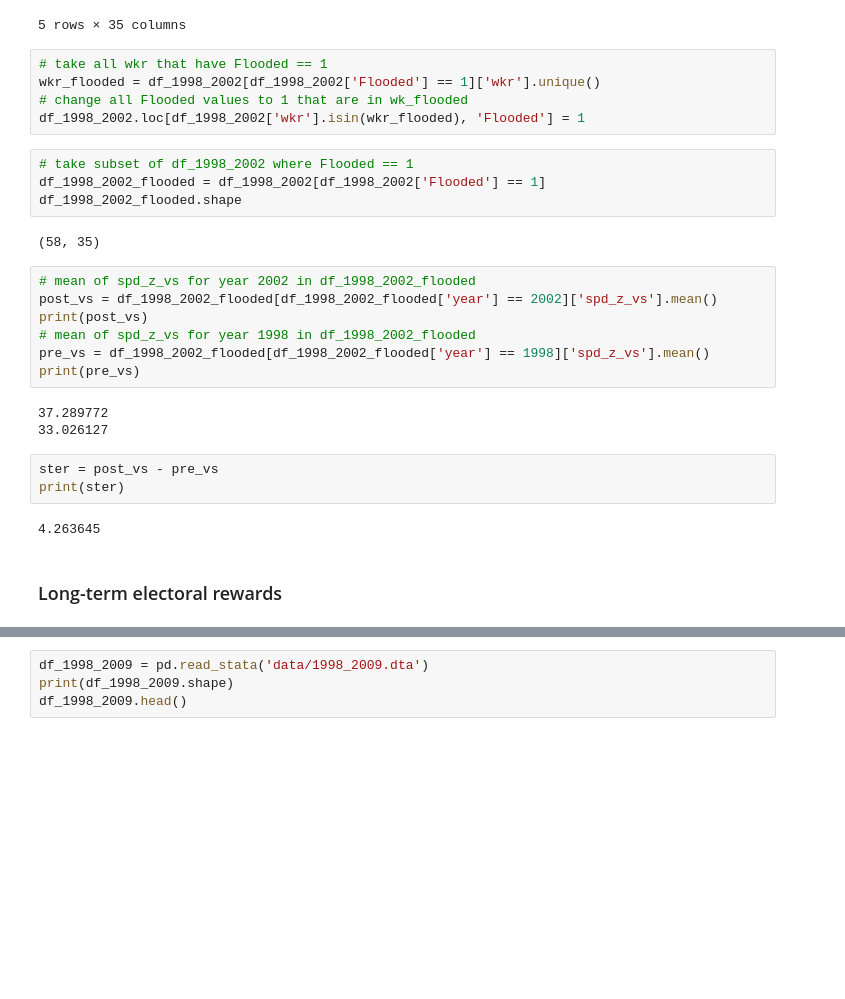
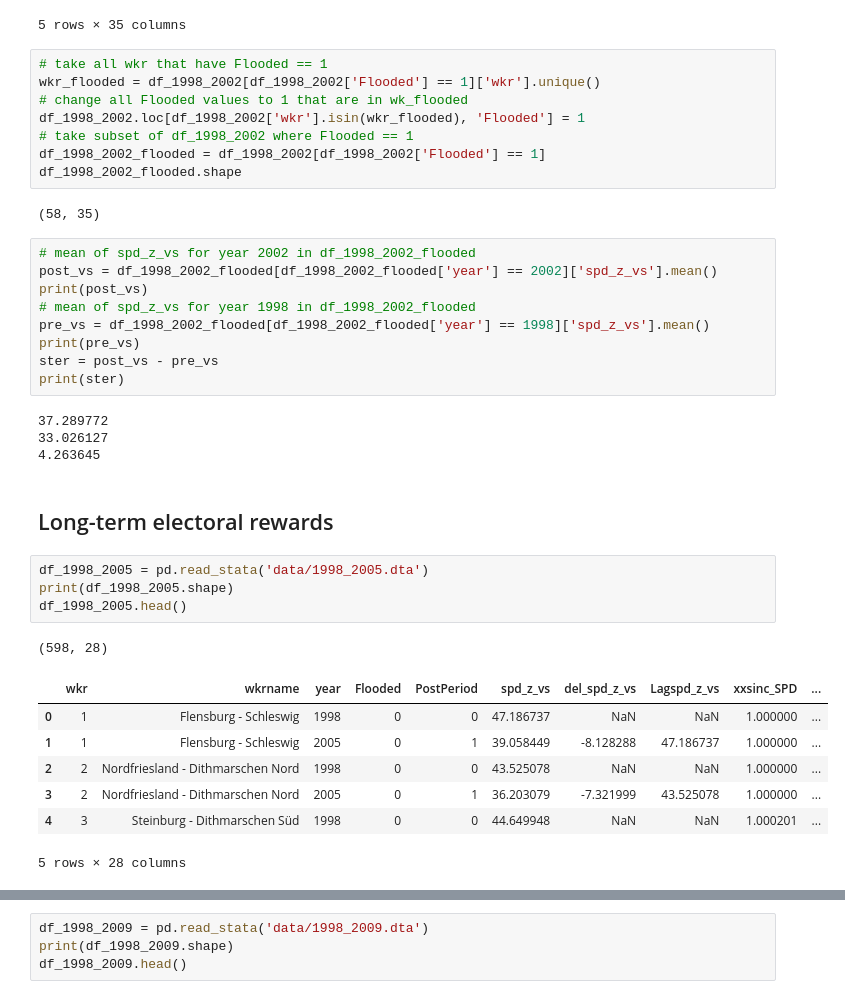
Before and after one commit to DontSlipOnDirt/stats_problem_set_1, a Jupyter notebook: section_2/Section2.ipynb, the cells around one changed output, grey strips where cells are left out. Cells and saved outputs as stored; diff of their text form; blank space fills up the shorter version.

```diff
--- a/section_2/Section2.ipynb
+++ b/section_2/Section2.ipynb
@@ -78,12 +78,11 @@ df_1998_2002.head()
 wkr_flooded = df_1998_2002[df_1998_2002['Flooded'] == 1]['wkr'].unique()
 # change all Flooded values to 1 that are in wk_flooded
 df_1998_2002.loc[df_1998_2002['wkr'].isin(wkr_flooded), 'Flooded'] = 1
+# take subset of df_1998_2002 where Flooded == 1
+df_1998_2002_flooded = df_1998_2002[df_1998_2002['Flooded'] == 1]
+df_1998_2002_flooded.shape
+# %% [output]
+(58, 35)
-# %%
-# take subset of df_1998_2002 where Flooded == 1
-df_1998_2002_flooded = df_1998_2002[df_1998_2002['Flooded'] == 1]
-df_1998_2002_flooded.shape
-# %% [output]
-(58, 35)
 # %%
 # mean of spd_z_vs for year 2002 in df_1998_2002_flooded
 post_vs = df_1998_2002_flooded[df_1998_2002_flooded['year'] == 2002]['spd_z_vs'].mean()
@@ -91,13 +90,24 @@ print(post_vs)
 # mean of spd_z_vs for year 1998 in df_1998_2002_flooded
 pre_vs = df_1998_2002_flooded[df_1998_2002_flooded['year'] == 1998]['spd_z_vs'].mean()
 print(pre_vs)
+ster = post_vs - pre_vs
+print(ster)
 # %% [output]
 37.289772
 33.026127
+4.263645
-# %%
-ster = post_vs - pre_vs
-print(ster)
-# %% [output]
-4.263645
 # %% [markdown]
-### Long-term electoral rewards
+## Long-term electoral rewards
+# %%
+df_1998_2005 = pd.read_stata('data/1998_2005.dta')
+print(df_1998_2005.shape)
+df_1998_2005.head()
+# %% [output]
+(598, 28)
+|  | wkr | wkrname | year | Flooded | PostPeriod | spd_z_vs | del_spd_z_vs | Lagspd_z_vs | xxsinc_SPD | ... |
+| 0 | 1 | Flensburg - Schleswig | 1998 | 0 | 0 | 47.186737 | NaN | NaN | 1.000000 | ... |
+| 1 | 1 | Flensburg - Schleswig | 2005 | 0 | 1 | 39.058449 | -8.128288 | 47.186737 | 1.000000 | ... |
+| 2 | 2 | Nordfriesland - Dithmarschen Nord | 1998 | 0 | 0 | 43.525078 | NaN | NaN | 1.000000 | ... |
+| 3 | 2 | Nordfriesland - Dithmarschen Nord | 2005 | 0 | 1 | 36.203079 | -7.321999 | 43.525078 | 1.000000 | ... |
+| 4 | 3 | Steinburg - Dithmarschen Süd | 1998 | 0 | 0 | 44.649948 | NaN | NaN | 1.000201 | ... |
+5 rows × 28 columns
```
Also changed, not shown: parts of 7 cells of this notebook.
